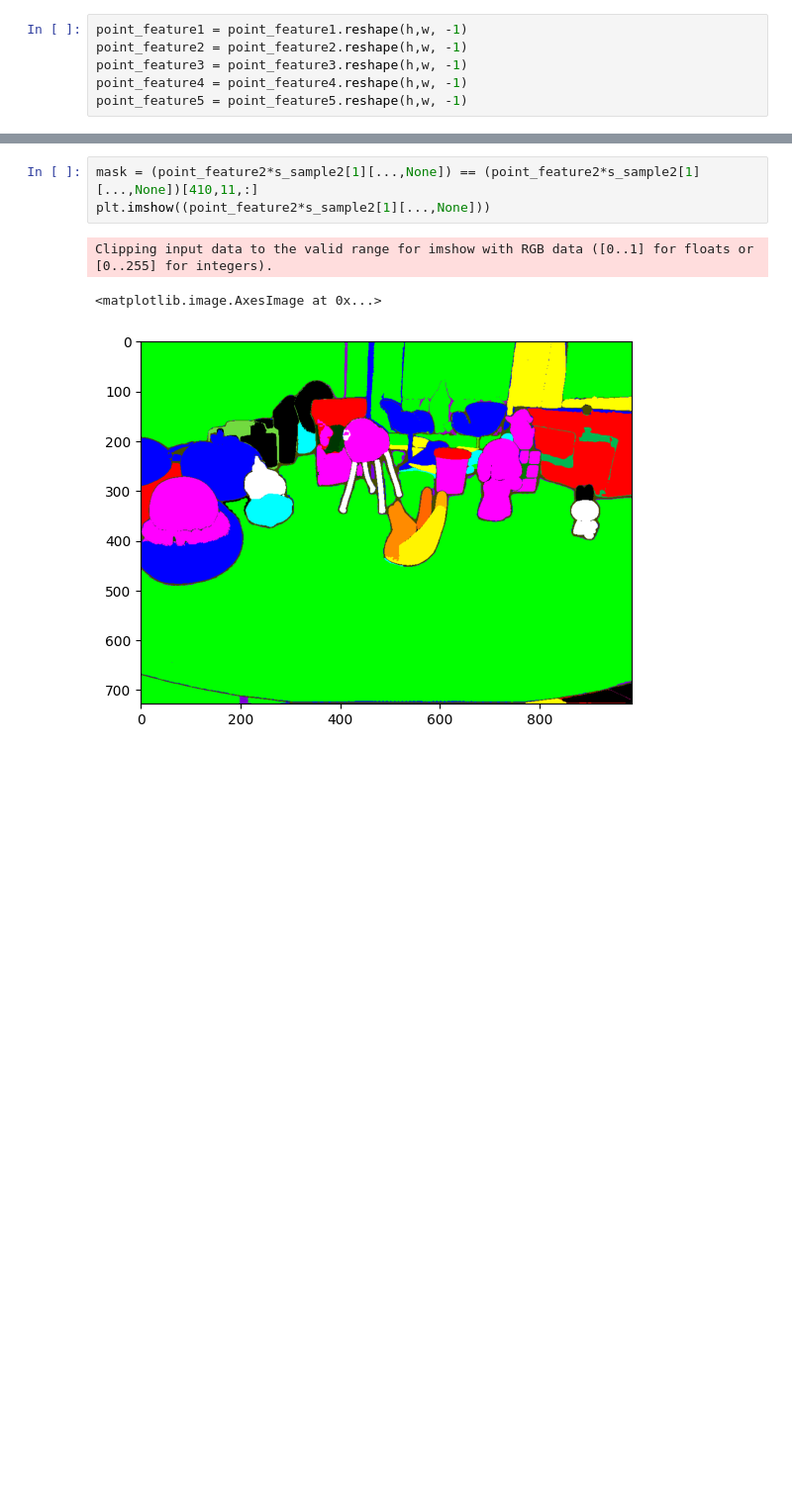
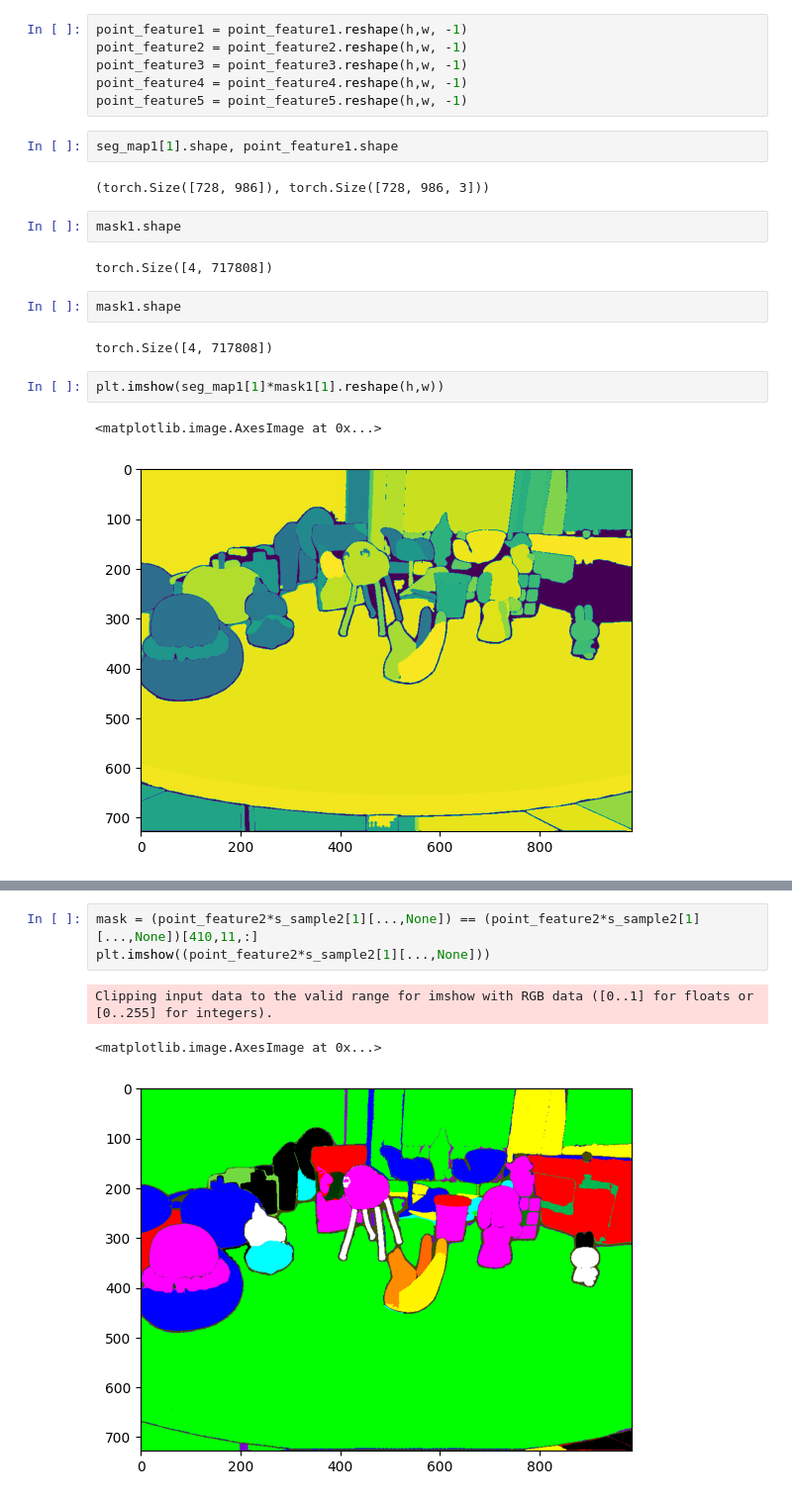
Before and after one commit to beautifulchoi/lang_grouping, a Jupyter notebook: test.ipynb, the cells around one changed output, grey strips where cells are left out. Shown at 99% size. Drawn from its saved outputs; the diff is of its cells as text; blank space fills up the shorter version.

```diff
--- a/test.ipynb
+++ b/test.ipynb
@@ -83,3 +67,20 @@ point_feature2 = point_feature2.reshape(h,w, -1)
 point_feature3 = point_feature3.reshape(h,w, -1)
 point_feature4 = point_feature4.reshape(h,w, -1)
 point_feature5 = point_feature5.reshape(h,w, -1)
+# %%
+seg_map1[1].shape, point_feature1.shape
+# %% [output]
+(torch.Size([728, 986]), torch.Size([728, 986, 3]))
+# %%
+mask1.shape
+# %% [output]
+torch.Size([4, 717808])
+# %%
+mask1.shape
+# %% [output]
+torch.Size([4, 717808])
+# %%
+plt.imshow(seg_map1[1]*mask1[1].reshape(h,w))
+# %% [output]
+<matplotlib.image.AxesImage at 0x...>
+[figure, added]
```
Also changed, not shown: parts of 5 cells of this notebook, 4 other files.
